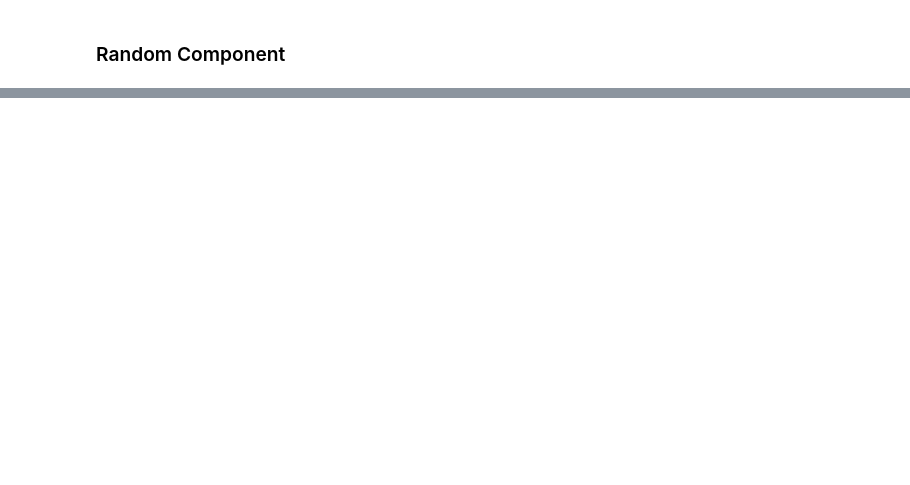
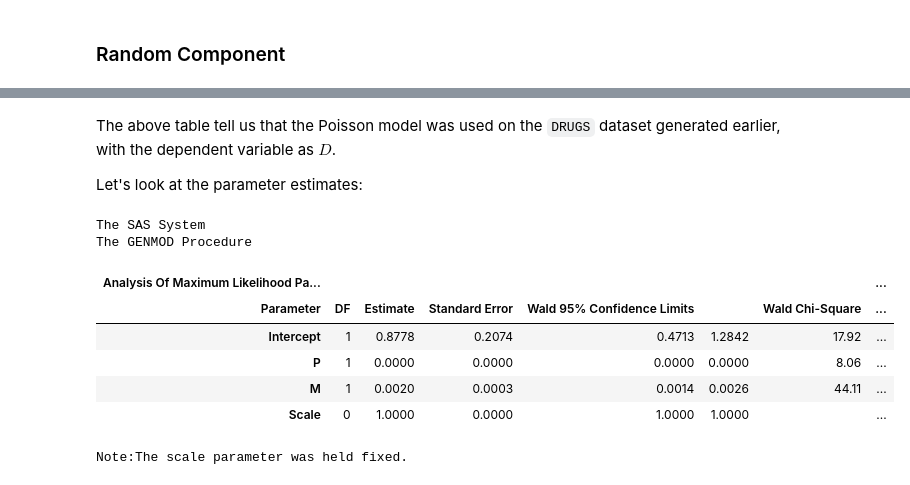
Before and after one commit to JLeeHPA/Regression-notes, a Jupyter notebook: 05. General Linear Models.ipynb, the cells around one changed output, grey strips where cells are left out. Drawn from its saved outputs; the diff is of its cells as text; code cells hidden in the pictures; blank space fills up the shorter version.

```diff
--- a/05. General Linear Models.ipynb
+++ b/05. General Linear Models.ipynb
@@ -73,0 +202,19 @@ var\{y_i\} = a(\phi)\frac{\partial^2 \left(b(\theta_i)\right)}{\partial \theta_i
+# %% [markdown]
+The above table tell us that the Poisson model was used on the `DRUGS` dataset generated earlier, with the dependent variable as $D$.
+
+Let's look at the parameter estimates:
+# %%
+proc genmod data = drugs;
+    model d = p m / dist = P link = log;
+    ods select ParameterEstimates;
+run;
+# %% [output]
+The SAS System
+The GENMOD Procedure
+| Analysis Of Maximum Likelihood Pa... |  |  |  |  |  |  | ... |
+| Parameter | DF | Estimate | Standard Error | Wald 95% Confidence Limits |  | Wald Chi-Square | ... |
+| Intercept | 1 | 0.8778 | 0.2074 | 0.4713 | 1.2842 | 17.92 | ... |
+| P | 1 | 0.0000 | 0.0000 | 0.0000 | 0.0000 | 8.06 | ... |
+| M | 1 | 0.0020 | 0.0003 | 0.0014 | 0.0026 | 44.11 | ... |
+| Scale | 0 | 1.0000 | 0.0000 | 1.0000 | 1.0000 |  | ... |
+Note:The scale parameter was held fixed.
```
Also changed, not shown: parts of 21 cells of this notebook, 1 other file.
